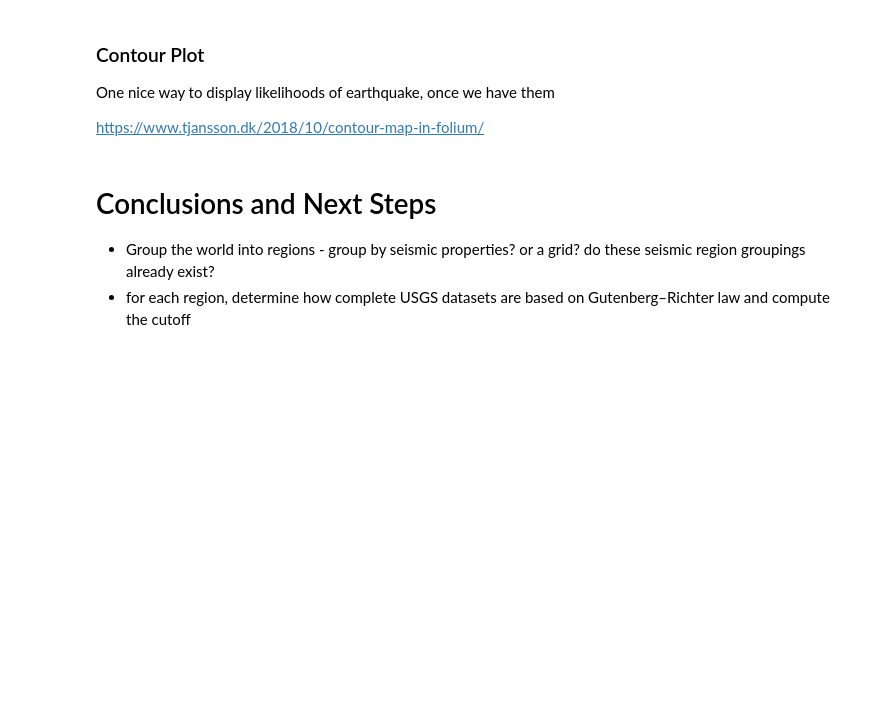
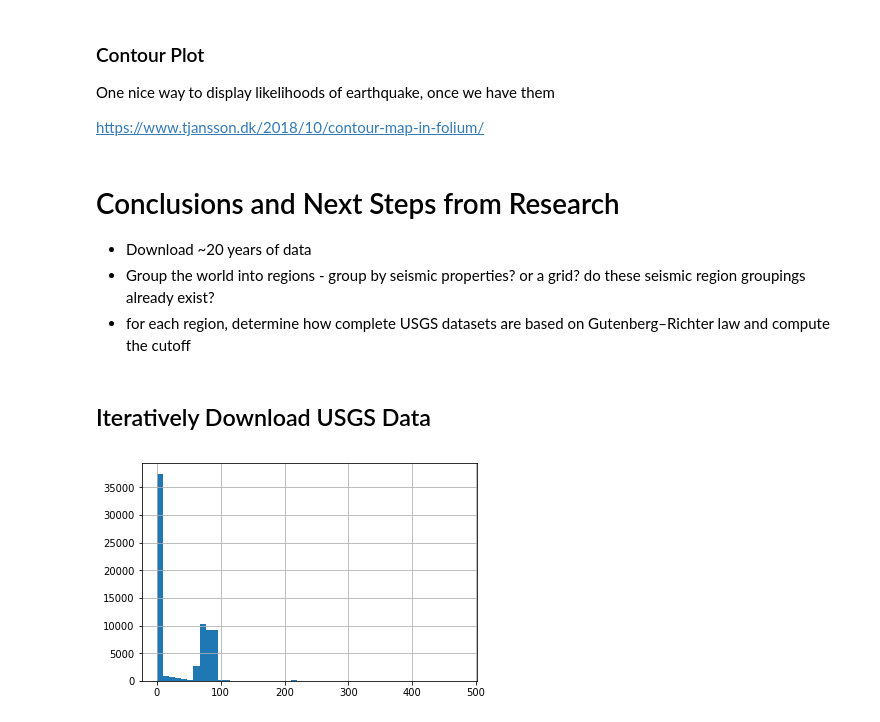
Before and after one commit to labs13-quake-viewer/ds-notebooks, a Jupyter notebook: Chris-Luedtke.ipynb, the cells around one changed output. Drawn from its saved outputs; the diff is of its cells as text; code cells hidden in the pictures; blank space fills up the shorter version.

Commit message:
plot equidistant points on earth, download 20 years USGS

```diff
--- a/Chris-Luedtke.ipynb
+++ b/Chris-Luedtke.ipynb
@@ -248,7 +246,10 @@ plugins.Fullscreen(position='topright', force_separate_button=True).add_to(geoma
 # geomap.save(f'data/folium_contour_temperature_map.html'
 geomap
 # %% [markdown]
-# Conclusions and Next Steps
+# Conclusions and Next Steps from Research
 
+* Download ~20 years of data
 * Group the world into regions - group by seismic properties? or a grid? do these seismic region groupings already exist?
 * for each region, determine how complete USGS datasets are based on Gutenberg–Richter law and compute the cutoff
+# %% [markdown]
+## Iteratively Download USGS Data
@@ -254,0 +298,12 @@ geomap
+# %%
+from pathlib import Path
+
+dfs = []
+for csv in Path('data').iterdir():
+    dfs.append(pd.read_csv(csv))
+
+df = pd.concat(dfs)
+# %%
+(pd.to_datetime(df['updated']) - pd.to_datetime(df['time'])).dt.days.hist(bins=50);
+# %% [output]
+[figure, added]
```
Also changed, not shown: parts of 12 cells of this notebook.
